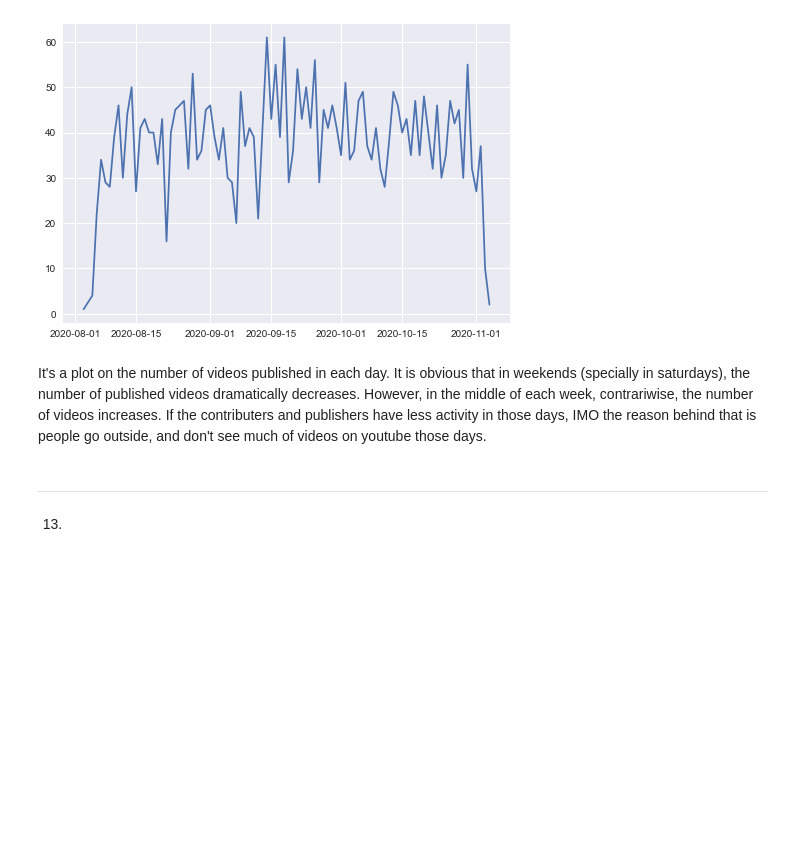
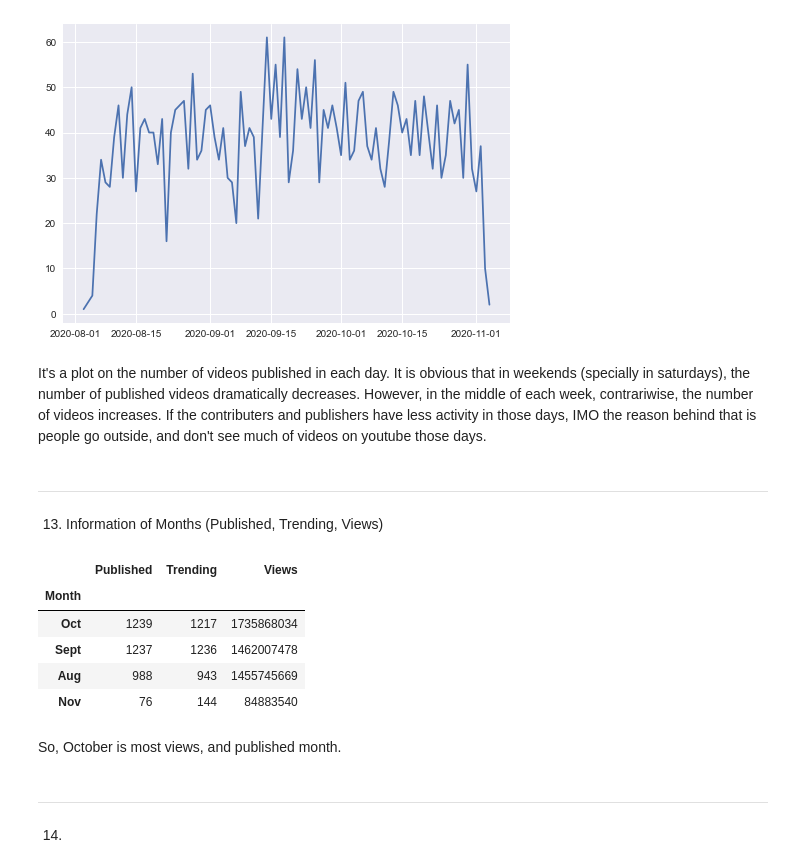
Before and after one commit to mehtee/Youtube_analysis_project, a Jupyter notebook: project.ipynb, the cells around one changed output. Drawn from its saved outputs; the diff is of its cells as text; code cells hidden in the pictures; blank space fills up the shorter version.

Commit message:
📦 13. Monthly information of trending, published, views

```diff
--- a/project.ipynb
+++ b/project.ipynb
@@ -288,6 +288,26 @@ plt.plot(yt_daily_count['Count'])
 # %% [markdown]
 It's a plot on the number of videos published in each day. It is obvious that in weekends (specially in saturdays), the number of published videos dramatically decreases. However, in the middle of each week, contrariwise, the number of videos increases.
 If the contributers and publishers have less activity in those days, IMO the reason behind that is people go outside, and don't see much of videos on youtube those days.
+# %% [markdown]
+-------------------------
+13. Information of Months (Published, Trending, Views)
+# %%
+MonthlyInfo = yt[['month_published', 'title']].groupby('month_published').count().rename(columns={'title':'Published'})
+MonthlyInfo['Trending'] = yt[['month_trending', 'title']].groupby('month_trending').count()
+MonthlyInfo['Views'] = yt[['month_published', 'views']].groupby('month_published').sum()
+MonthlyInfo.sort_values('Published', ascending=False, inplace=True)
+MonthlyInfo.index.names = ['Month']
+
+MonthlyInfo.head()
+# %% [output]
+|  | Published | Trending | Views |
+| Month |  |  |  |
+| Oct | 1239 | 1217 | 1735868034 |
+| Sept | 1237 | 1236 | 1462007478 |
+| Aug | 988 | 943 | 1455745669 |
+| Nov | 76 | 144 | 84883540 |
+# %% [markdown]
+So, October is most views, and published month.
 # %% [markdown]
 -------------------------
-13.
+14.
```
